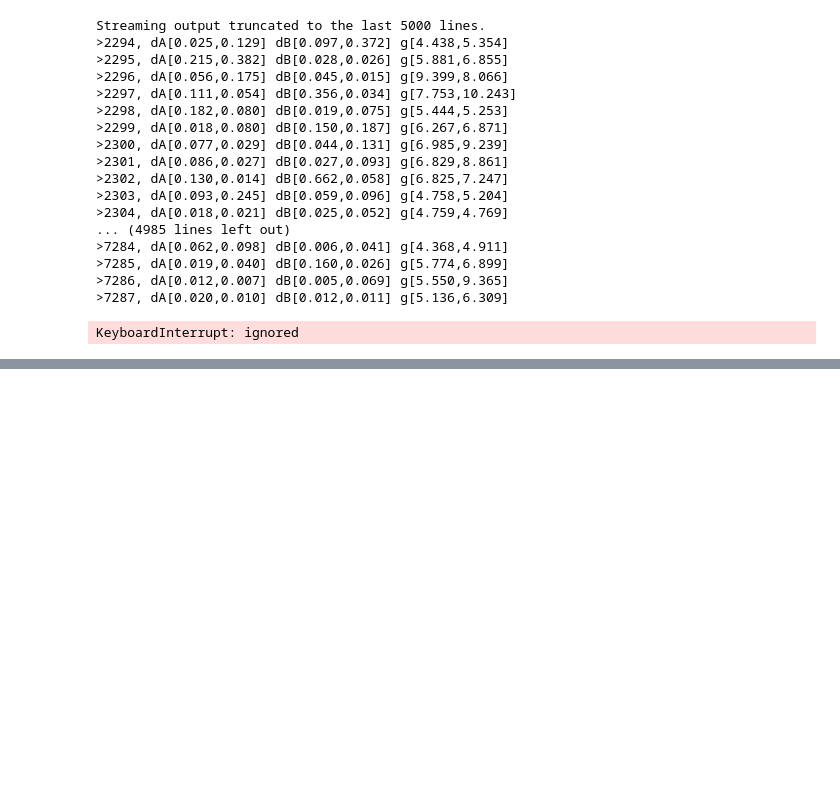
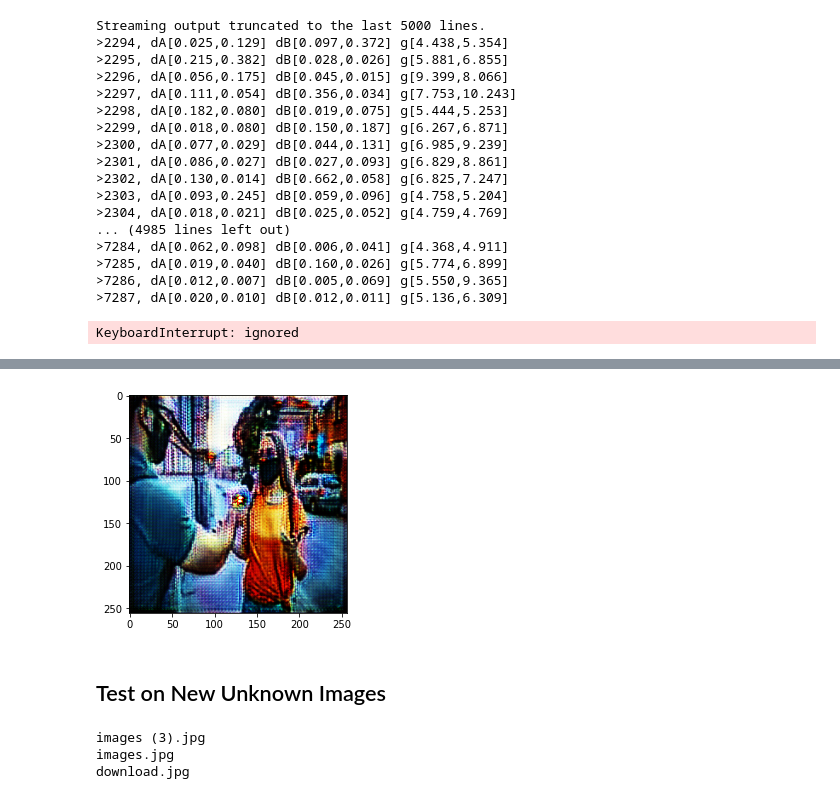
Before and after one commit to Prasanth314/test_demo, a Jupyter notebook: Day 2 night keras/Day2Night.ipynb, the cells around one changed output, grey strips where cells are left out. Cells and saved outputs as stored; diff of their text form; code cells hidden in the pictures; blank space fills up the shorter version.

```diff
--- a/Day 2 night keras/Day2Night.ipynb
+++ b/Day 2 night keras/Day2Night.ipynb
@@ -411,0 +477,6 @@ KeyboardInterrupt: ignored
+# %%
+predict_image('/content/sample Images/images.jpg')
+# %% [output]
+[figure, added]
+# %% [markdown]
+## Test on New Unknown Images
@@ -411,0 +512,6 @@ KeyboardInterrupt: ignored
+# %%
+data = load_images('/content/sample Images/')
+# %% [output]
+images (3).jpg
+images.jpg
+download.jpg
```
Also changed, not shown: parts of 14 cells of this notebook.
